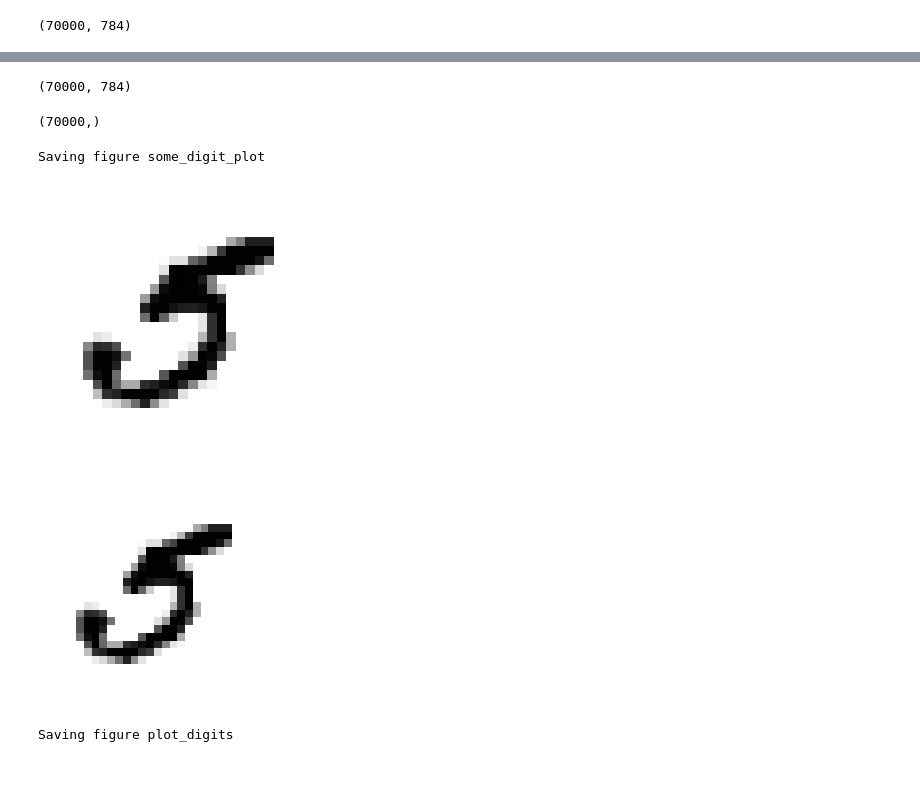
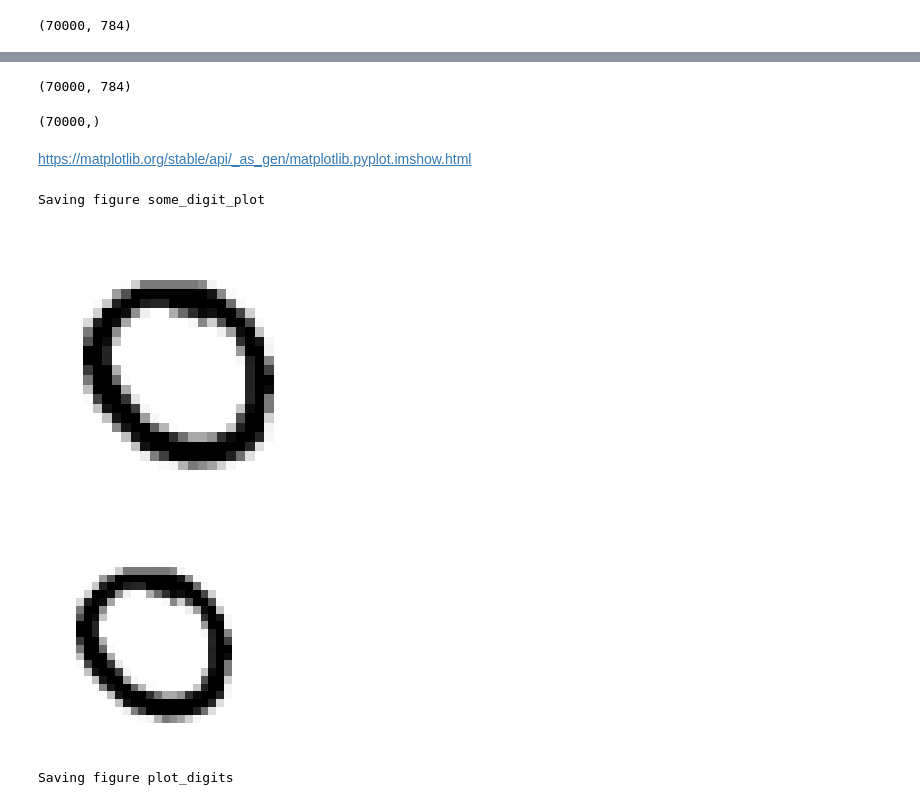
Before and after one commit to bnicholson206/Classifier-MNIST, a Jupyter notebook: MNIST_Classifiers_Intro.ipynb, the cells around one changed output, grey strips where cells are left out. Saved outputs shown, nothing was run; the diff lists cells and outputs as text; code cells hidden in the pictures; blank space fills up the shorter version.

```diff
--- a/MNIST_Classifiers_Intro.ipynb
+++ b/MNIST_Classifiers_Intro.ipynb
@@ -56,25 +83,28 @@ mnist.data.shape
 # %%
-j = 36000
 X, y = mnist["data"], mnist["target"]
-X.shape
-# %% [output]
-(70000, 784)
+# %%
+X.shape
+# %% [output]
+(70000, 784)
 # %%
 y.shape
 # %% [output]
 (70000,)
+# %% [markdown]
+https://matplotlib.org/stable/api/_as_gen/matplotlib.pyplot.imshow.html
 # %%
+j = 3000
 some_digit = X[j]
 some_digit_image = some_digit.reshape(28, 28)
 plt.imshow(some_digit_image, cmap = mpl.cm.binary,
            interpolation="nearest")
 plt.axis("off")
 
 save_fig("some_digit_plot")
 plt.show()
 # %% [output]
 Saving figure some_digit_plot
-[figure, old version]
+[figure, new version]
 # %%
 %matplotlib inline
 import matplotlib
@@ -87,7 +117,7 @@ plt.imshow(some_digit_image, cmap = matplotlib.cm.binary, interpolation="nearest
 plt.axis("off")
 plt.show()
 # %% [output]
-[figure, old version]
+[figure, new version]
 # %%
 def plot_digit(data):
     image = data.reshape(28, 28)
```
Also changed, not shown: parts of 44 cells of this notebook, 1 other file.
